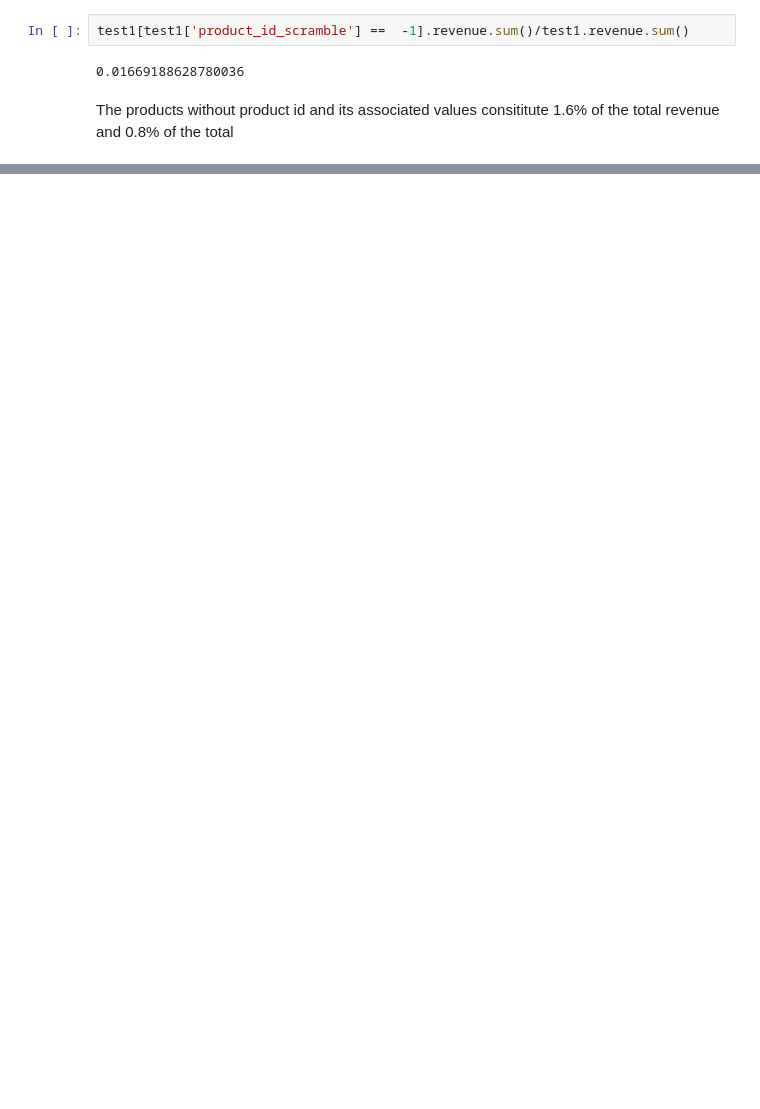
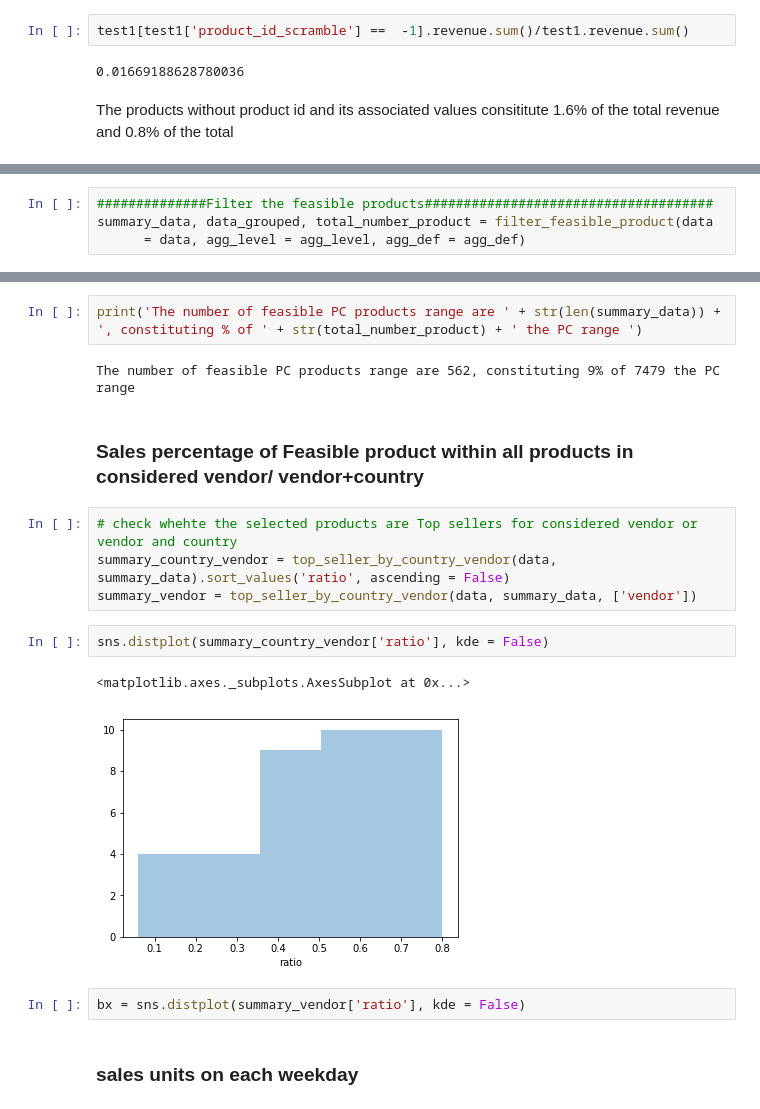
Before and after one commit to xiaobenbenecho/TimeSeriesPredict, a Jupyter notebook: ProjectData_Sell_Through/EDA.ipynb, the cells around one changed output, grey strips where cells are left out. Drawn from its saved outputs; the diff is of its cells as text; blank space fills up the shorter version.

```diff
--- a/ProjectData_Sell_Through/EDA.ipynb
+++ b/ProjectData_Sell_Through/EDA.ipynb
@@ -213,0 +184,4 @@ The products without product id and its associated values consititute 1.6% of th
+# %%
+##############Filter the feasible products#####################################
+summary_data, data_grouped, total_number_product = filter_feasible_product(data
+      = data, agg_level = agg_level, agg_def = agg_def)
@@ -213,0 +198,19 @@ The products without product id and its associated values consititute 1.6% of th
+# %%
+print('The number of feasible PC products range are ' + str(len(summary_data)) + ', constituting % of ' + str(total_number_product) + ' the PC range ')
+# %% [output]
+The number of feasible PC products range are 562, constituting 9% of 7479 the PC range
+# %% [markdown]
+### Sales percentage of Feasible product within all products in considered vendor/ vendor+country
+# %%
+# check whehte the selected products are Top sellers for considered vendor or vendor and country
+summary_country_vendor = top_seller_by_country_vendor(data, summary_data).sort_values('ratio', ascending = False)
+summary_vendor = top_seller_by_country_vendor(data, summary_data, ['vendor'])
+# %%
+sns.distplot(summary_country_vendor['ratio'], kde = False)
+# %% [output]
+<matplotlib.axes._subplots.AxesSubplot at 0x...>
+[figure, added]
+# %%
+bx = sns.distplot(summary_vendor['ratio'], kde = False)
+# %% [markdown]
+### sales units on each weekday
```
Also changed, not shown: parts of 32 cells of this notebook, 12 other files.
